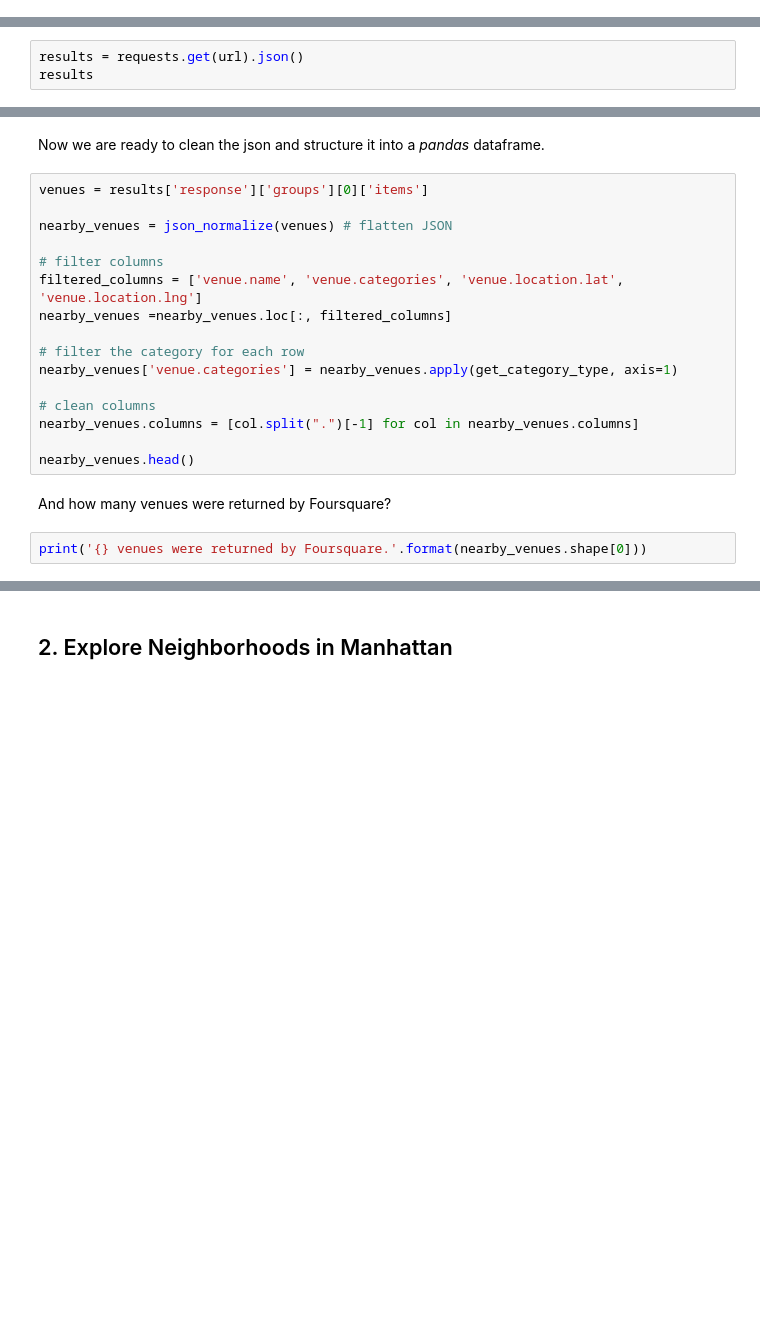
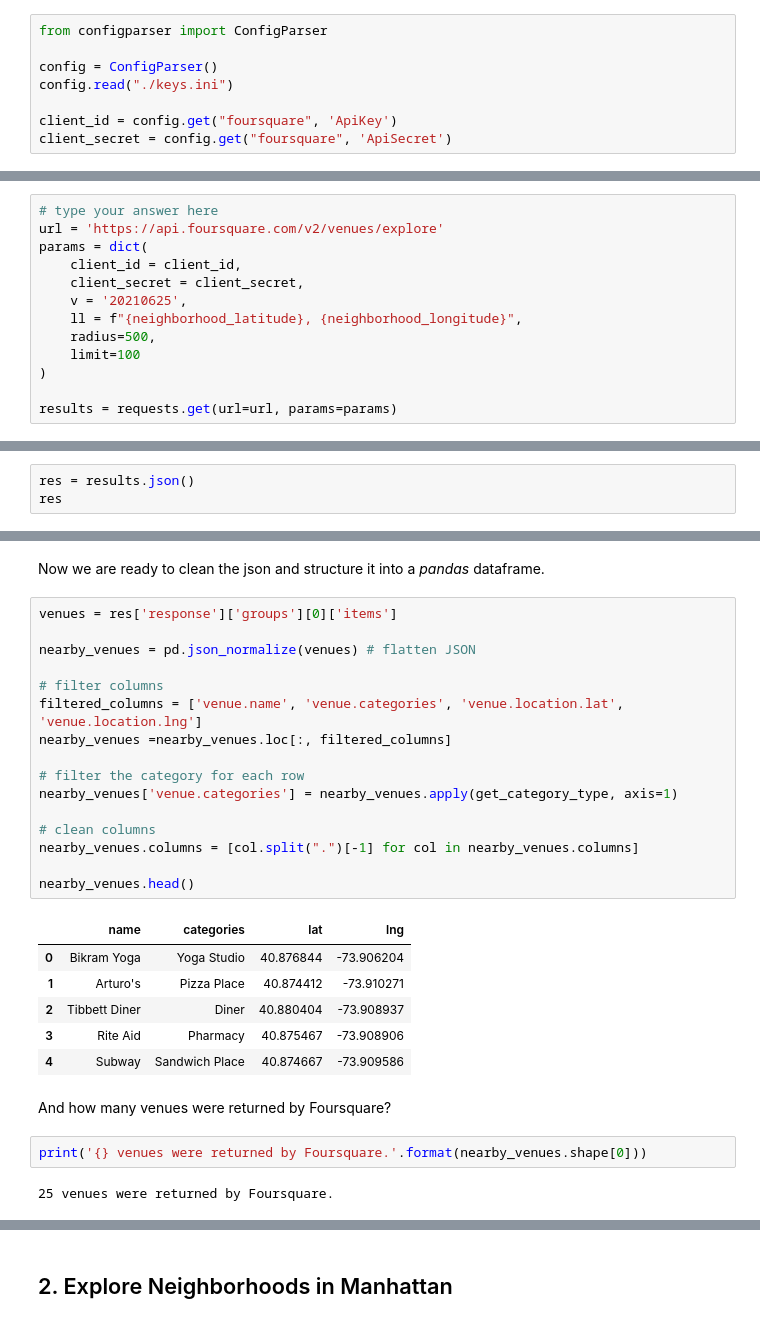
Before and after one commit to arunkhattri/Coursera_Capstone, a Jupyter notebook: DS0701EN-3-3-2-Neighborhoods-New-York-py-v1.0.ipynb, the cells around one changed output, grey strips where cells are left out. Saved outputs shown, nothing was run; the diff lists cells and outputs as text; blank space fills up the shorter version.

```diff
--- a/DS0701EN-3-3-2-Neighborhoods-New-York-py-v1.0.ipynb
+++ b/DS0701EN-3-3-2-Neighborhoods-New-York-py-v1.0.ipynb
@@ -278,4 +276,12 @@ map_manhattan
 Next, we are going to start utilizing the Foursquare API to explore the neighborhoods and segment them.
 # %% [markdown]
 #### Define Foursquare Credentials and Version
+# %%
+from configparser import ConfigParser
+
+config = ConfigParser()
+config.read("./keys.ini")
+
+client_id = config.get("foursquare", 'ApiKey')
+client_secret = config.get("foursquare", 'ApiSecret')
 # %%
@@ -336,5 +318,15 @@ url # display URL
+# %%
+# type your answer here
+url = 'https://api.foursquare.com/v2/venues/explore'
+params = dict(
+    client_id = client_id,
+    client_secret = client_secret,
+    v = '20210625',
+    ll = f"{neighborhood_latitude}, {neighborhood_longitude}",
+    radius=500,
+    limit=100
+)
+
+results = requests.get(url=url, params=params)
 # %% [markdown]
 Send the GET request and examine the resutls
-# %%
-results = requests.get(url).json()
-results
@@ -340,0 +337,3 @@ results
+# %%
+res = results.json()
+res
@@ -355,25 +372,34 @@ def get_category_type(row):
 # %% [markdown]
 Now we are ready to clean the json and structure it into a _pandas_ dataframe.
 # %%
-venues = results['response']['groups'][0]['items']
+venues = res['response']['groups'][0]['items']
 
-nearby_venues = json_normalize(venues) # flatten JSON
+nearby_venues = pd.json_normalize(venues) # flatten JSON
 
 # filter columns
 filtered_columns = ['venue.name', 'venue.categories', 'venue.location.lat', 'venue.location.lng']
 nearby_venues =nearby_venues.loc[:, filtered_columns]
 
 # filter the category for each row
 nearby_venues['venue.categories'] = nearby_venues.apply(get_category_type, axis=1)
 
 # clean columns
 nearby_venues.columns = [col.split(".")[-1] for col in nearby_venues.columns]
 
 nearby_venues.head()
+# %% [output]
+|  | name | categories | lat | lng |
+| 0 | Bikram Yoga | Yoga Studio | 40.876844 | -73.906204 |
+| 1 | Arturo's | Pizza Place | 40.874412 | -73.910271 |
+| 2 | Tibbett Diner | Diner | 40.880404 | -73.908937 |
+| 3 | Rite Aid | Pharmacy | 40.875467 | -73.908906 |
+| 4 | Subway | Sandwich Place | 40.874667 | -73.909586 |
 # %% [markdown]
 And how many venues were returned by Foursquare?
 # %%
 print('{} venues were returned by Foursquare.'.format(nearby_venues.shape[0]))
+# %% [output]
+25 venues were returned by Foursquare.
 # %% [markdown]
 <a id='item2'></a>
 # %% [markdown]
```
Also changed, not shown: parts of 27 cells of this notebook, 5 other files.
